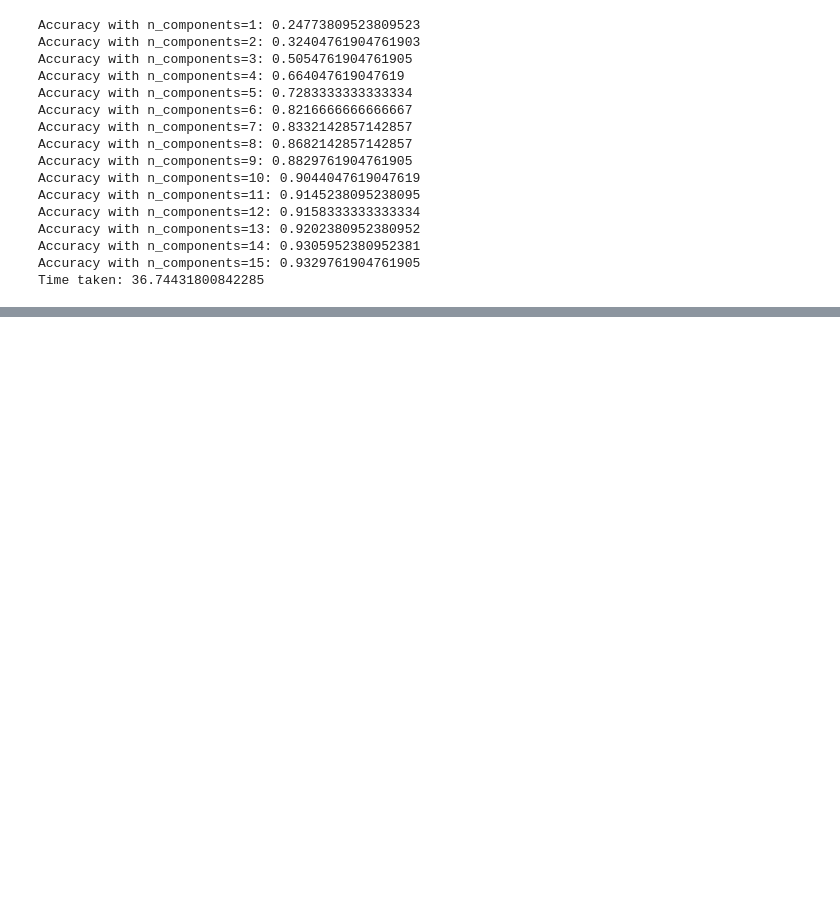
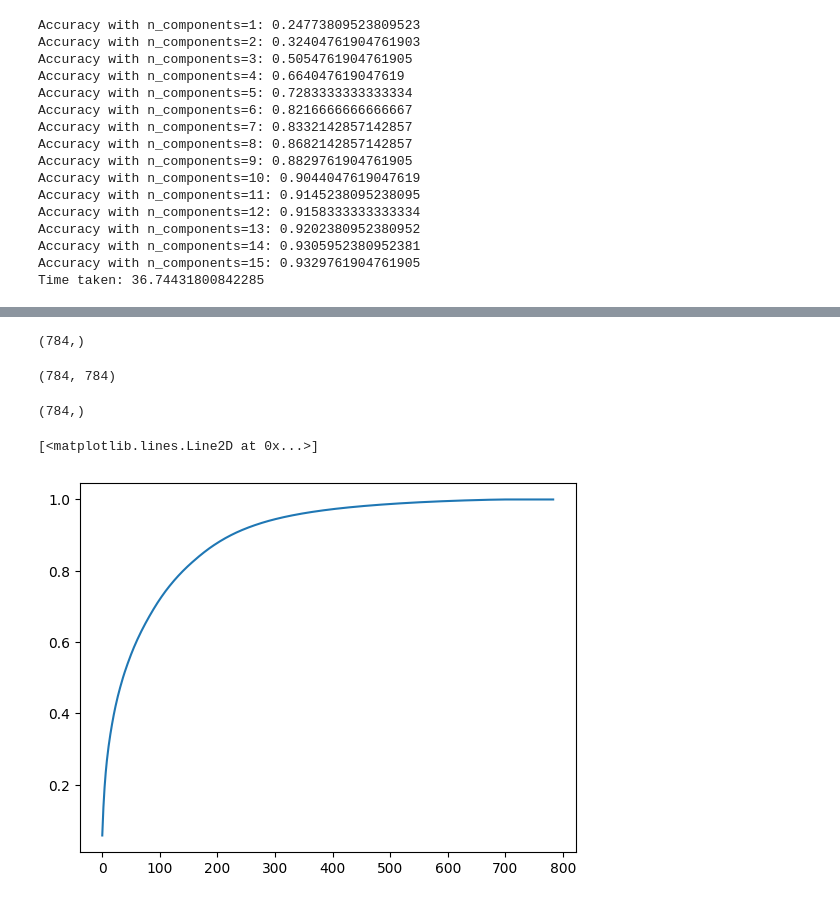
Before and after one commit to GautamKr2/Machine_Learning, a Jupyter notebook: pca_with_example.ipynb, the cells around one changed output, grey strips where cells are left out. Drawn from its saved outputs; the diff is of its cells as text; code cells hidden in the pictures; blank space fills up the shorter version.

```diff
--- a/pca_with_example.ipynb
+++ b/pca_with_example.ipynb
@@ -157,0 +234,23 @@ Time taken: 36.74431800842285
+# %%
+pca4 = PCA(n_components=None)
+x_train_trf4 = pca4.fit_transform(x_train_scaled)
+x_test_trf4 = pca4.transform(x_test_scaled)
+# %%
+pca4.explained_variance_.shape
+# %% [output]
+(784,)
+# %%
+pca4.components_.shape
+# %% [output]
+(784, 784)
+# %%
+pca4.explained_variance_ratio_.shape
+# %% [output]
+(784,)
+# %%
+cum_sum = np.cumsum(pca4.explained_variance_ratio_)
+# %%
+plt.plot(cum_sum)
+# %% [output]
+[<matplotlib.lines.Line2D at 0x...>]
+[figure, added]
```
Also changed, not shown: parts of 17 cells of this notebook.
